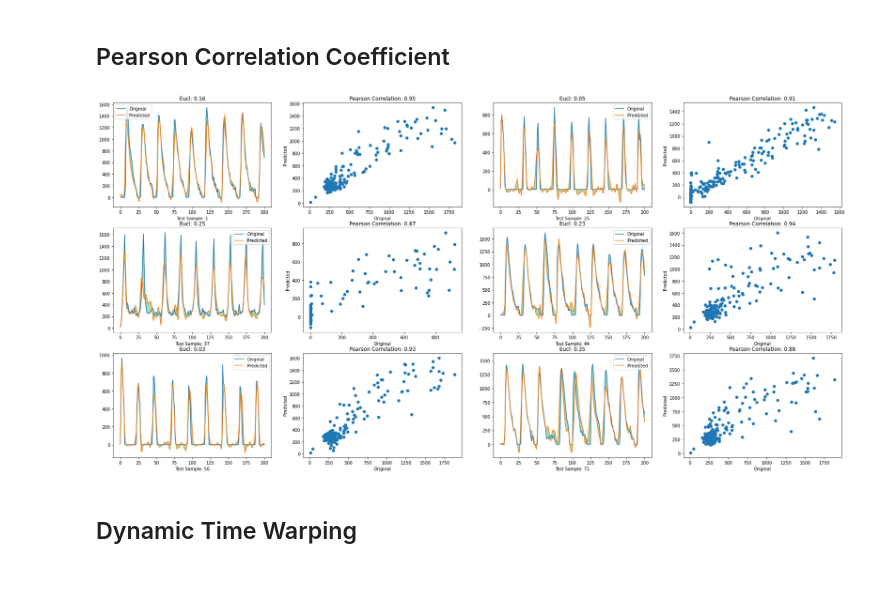
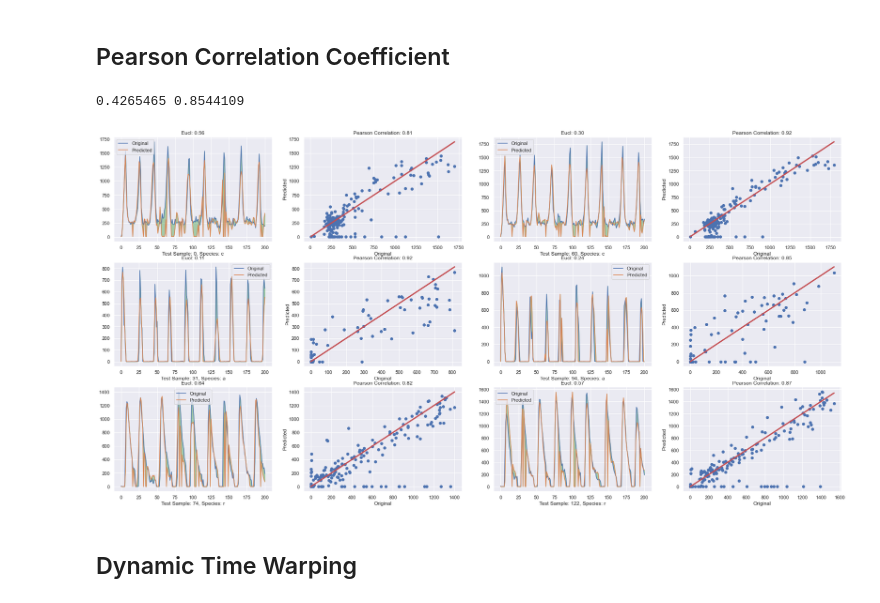
Before and after one commit to Imchengliang/autoencoder-as-summary-statistics-for-likelihood-free-parameter-inference, a Jupyter notebook: fnn_autoencoder.ipynb, the cells around one changed output. Drawn from its saved outputs; the diff is of its cells as text; code cells hidden in the pictures.

```diff
--- a/fnn_autoencoder.ipynb
+++ b/fnn_autoencoder.ipynb
@@ -206,7 +206,7 @@ with open("100_100_data.json", "w") as file:
 # %% [markdown]
 ## Normalization
 # %%
-with open("100_300_data.json", "r") as file:
+with open("100_100_data.json", "r") as file:
     data = json.load(file)
 
 len(data['c'])
@@ -226,7 +226,7 @@ normalize_data(data['r'], n_r, m_r)
 # %% [markdown]
 ## Calculate variance of each species as noise
 # %%
-def var(lst, N=N):
+def var(lst, N=100):
     if N != 1:
         v = []
         chunk_size = len(lst) // N
@@ -447,4 +447,4 @@ plt.show()
 #with open("100_5000_history.json", "r") as file:
     #history = json.load(file)
 
-#model = torch.load('100_100_model.pth')
+model = torch.load('history/fnn_100_100.pth')
@@ -492,8 +490,15 @@ def calc_pearson(actual, predic):
 
 pearson = []
 pearson = [calc_pearson(de_true[i], de_prediction[i]) for i in range(len(de_true))]
+# %%
+print(np.mean(nor_eucl), np.mean(pearson))
+# %% [output]
+0.4265465 0.8544109
 # %%
+import seaborn as sns
+
 def plot_fig(l):
+    sns.set()
     fig, axs = plt.subplots(nrows=3, ncols=4, figsize=(30, 15))
     for i in range(len(l)):
         if i == 0 or i ==2 or i ==4:
@@ -502,29 +507,33 @@ def plot_fig(l):
             a = 2
 
         if i == 0 or i == 1:
-            b =0
+            b = 0
+            s = 'c'
         elif i == 2 or i == 3:
             b = 1
+            s = 'a'
         else:
             b = 2
+            s = 'r'
 
         axs[b, a].plot(de_true[l[i]], label='Original')
         axs[b, a].plot(de_prediction[l[i]], label='Predicted')
         axs[b, a].fill_between(np.arange(201), de_true[l[i]], de_prediction[l[i]], color='green', alpha=0.3)
-        axs[b, a].set_xlabel(f"Test Sample: {l[i]}")
+        axs[b, a].set_xlabel(f"Test Sample: {l[i]}, Species: {s}")
         axs[b, a].legend()
         #axs[b, a].set_title(f'Eucl: {nor_eucl[l[i]]:.2f}, MAPE: {mape[l[i]]:.2f}')
         axs[b, a].set_title(f'Eucl: {nor_eucl[l[i]]:.2f}')
-        axs[b, a+1].scatter(de_true[i], de_prediction[i])
+        axs[b, a+1].scatter(de_true[l[i]], de_prediction[l[i]])
+        axs[b, a+1].plot([np.min(de_true[l[i]]), np.max(de_true[l[i]])], [np.min(de_true[l[i]]), np.max(de_true[l[i]])], 'k-', linewidth=3, color = 'r')
         axs[b, a+1].set_title(f"Pearson Correlation: {pearson[l[i]]:.2f}")
         axs[b, a+1].set_xlabel("Original")
         axs[b, a+1].set_ylabel("Predicted")
     plt.show()
-# %%
-l = [1, 25, 37, 44, 56, 71]
-plot_fig(l)
-# %% [output]
-[figure, removed]
+# %%
+l = [0, 60, 31, 94, 74, 122]
+plot_fig(l)
+# %% [output]
+[figure, added]
 # %% [markdown]
 ## Dynamic Time Warping
 # %%
```
Also changed, not shown: parts of 6 cells of this notebook, 12 other files.
